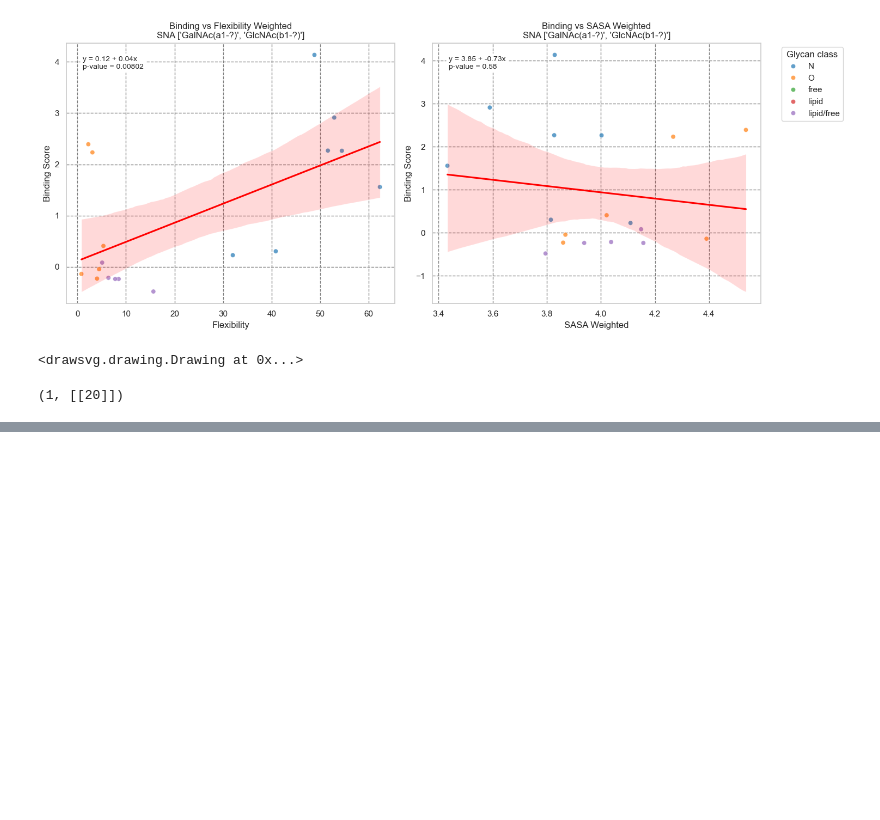
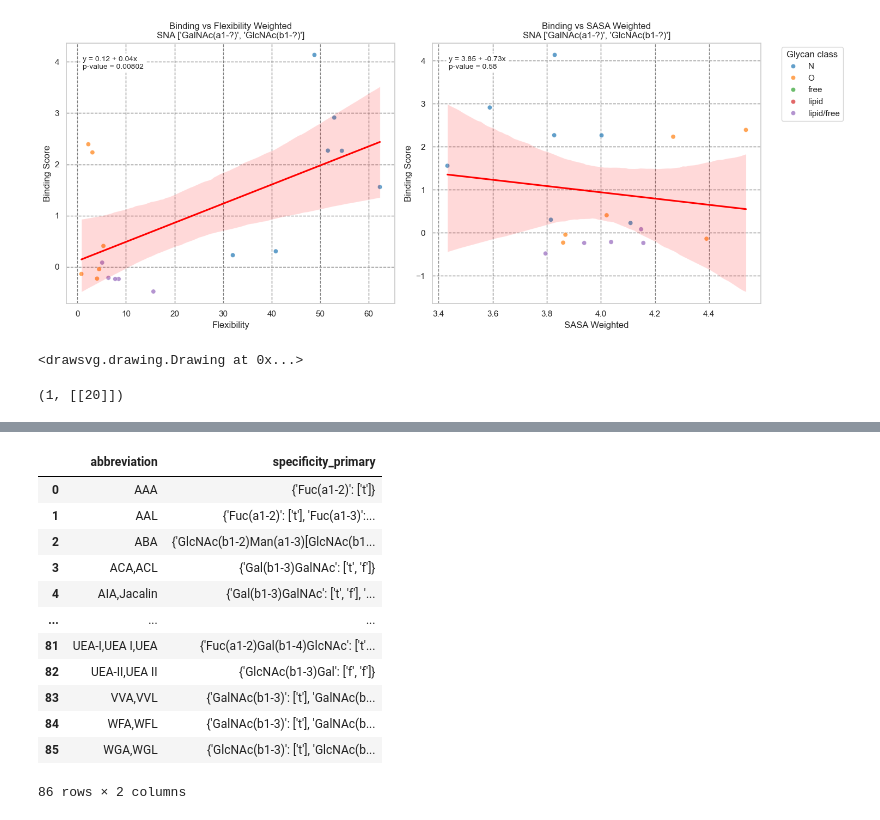
Before and after one commit to BojarLab/G-look-like, a Jupyter notebook: analyses_lab.ipynb, the cells around one changed output, grey strips where cells are left out. Cells and saved outputs as stored; diff of their text form; code cells hidden in the pictures; blank space fills up the shorter version.

```diff
--- a/analyses_lab.ipynb
+++ b/analyses_lab.ipynb
@@ -53,0 +70,16 @@ from
+# %%
+lectin_specificity[["abbreviation", "specificity_primary"]]
+# %% [output]
+|  | abbreviation | specificity_primary |
+| 0 | AAA | {'Fuc(a1-2)': ['t']} |
+| 1 | AAL | {'Fuc(a1-2)': ['t'], 'Fuc(a1-3)':... |
+| 2 | ABA | {'GlcNAc(b1-2)Man(a1-3)[GlcNAc(b1... |
+| 3 | ACA,ACL | {'Gal(b1-3)GalNAc': ['t', 'f']} |
+| 4 | AIA,Jacalin | {'Gal(b1-3)GalNAc': ['t', 'f'], '... |
+| ... | ... | ... |
+| 81 | UEA-I,UEA I,UEA | {'Fuc(a1-2)Gal(b1-4)GlcNAc': ['t'... |
+| 82 | UEA-II,UEA II | {'GlcNAc(b1-3)Gal': ['f', 'f']} |
+| 83 | VVA,VVL | {'GalNAc(b1-3)': ['t'], 'GalNAc(b... |
+| 84 | WFA,WFL | {'GalNAc(b1-3)': ['t'], 'GalNAc(b... |
+| 85 | WGA,WGL | {'GlcNAc(b1-3)': ['t'], 'GlcNAc(b... |
+86 rows × 2 columns
```
Also changed, not shown: parts of 1 cell of this notebook, 29 other files.
